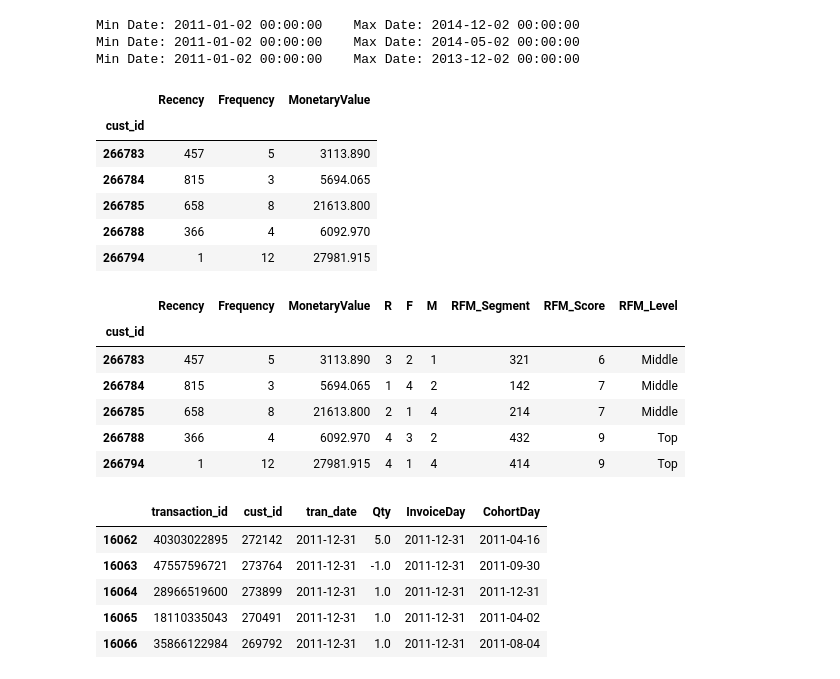
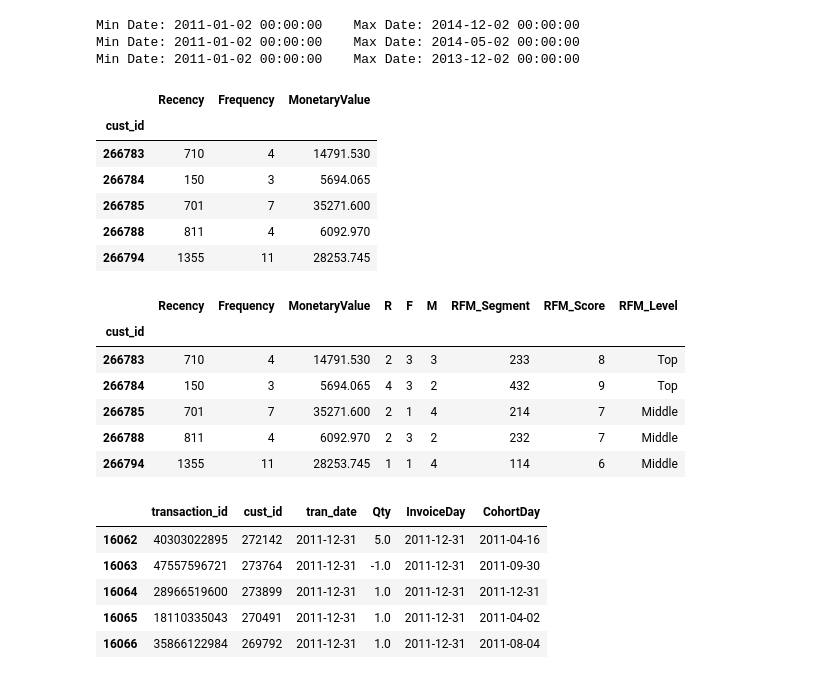
Before and after one commit to AndriiShchur/Marketing-automation, a Jupyter notebook: customer_segmentation.ipynb, the cells around one changed output. Saved outputs shown, nothing was run; the diff lists cells and outputs as text; code cells hidden in the pictures.

```diff
--- a/customer_segmentation.ipynb
+++ b/customer_segmentation.ipynb
@@ -251,32 +256,30 @@ Min Date: 2011-01-02 00:00:00    Max Date: 2013-12-02 00:00:00
 # %%
 rfm_set_list = [rfm_data_1, rfm_data_2, rfm_data_3]
 rfm_analysis = []
 
 for df in rfm_set_list:
 
     snapshot_date = max(df.tran_date) + dt.timedelta(days = 1)
-    df = df.groupby(['cust_id']).agg({
-                                                'tran_date' : lambda x: (snapshot_date - x.max()).days,
-                                                'transaction_id' : 'count',
-                                                'total_amt' : 'sum'
-                                                })
+    df = df.groupby("cust_id").agg({"tran_date": lambda date: (date.max() - date.min()).days,
+                                     "transaction_id": lambda num: num.nunique(),
+                                      "total_amt": lambda price: abs(price).sum()}) #total price per customer
 
     df.rename(columns = {
                             'tran_date' : 'Recency',
                             'transaction_id' : 'Frequency',
                             'total_amt' : 'MonetaryValue'
                             }, inplace = True)
     rfm_analysis.append(df)
 
 rfm_analysis[0].head()
 # %% [output]
 |  | Recency | Frequency | MonetaryValue |
 | cust_id |  |  |  |
-| 266783 | 457 | 5 | 3113.890 |
-| 266784 | 815 | 3 | 5694.065 |
-| 266785 | 658 | 8 | 21613.800 |
-| 266788 | 366 | 4 | 6092.970 |
-| 266794 | 1 | 12 | 27981.915 |
+| 266783 | 710 | 4 | 14791.530 |
+| 266784 | 150 | 3 | 5694.065 |
+| 266785 | 701 | 7 | 35271.600 |
+| 266788 | 811 | 4 | 6092.970 |
+| 266794 | 1355 | 11 | 28253.745 |
 # %%
 rfm_analysis_group = []
 r_labels = range(4, 0, -1)
@@ -330,11 +333,11 @@ rfm_analysis_group[0].head()
 # %% [output]
 |  | Recency | Frequency | MonetaryValue | R | F | M | RFM_Segment | RFM_Score | RFM_Level |
 | cust_id |  |  |  |  |  |  |  |  |  |
-| 266783 | 457 | 5 | 3113.890 | 3 | 2 | 1 | 321 | 6 | Middle |
-| 266784 | 815 | 3 | 5694.065 | 1 | 4 | 2 | 142 | 7 | Middle |
-| 266785 | 658 | 8 | 21613.800 | 2 | 1 | 4 | 214 | 7 | Middle |
-| 266788 | 366 | 4 | 6092.970 | 4 | 3 | 2 | 432 | 9 | Top |
-| 266794 | 1 | 12 | 27981.915 | 4 | 1 | 4 | 414 | 9 | Top |
+| 266783 | 710 | 4 | 14791.530 | 2 | 3 | 3 | 233 | 8 | Top |
+| 266784 | 150 | 3 | 5694.065 | 4 | 3 | 2 | 432 | 9 | Top |
+| 266785 | 701 | 7 | 35271.600 | 2 | 1 | 4 | 214 | 7 | Middle |
+| 266788 | 811 | 4 | 6092.970 | 2 | 3 | 2 | 232 | 7 | Middle |
+| 266794 | 1355 | 11 | 28253.745 | 1 | 1 | 4 | 114 | 6 | Middle |
 # %%
 results_path = '\\Results\\'
 
```
Also changed, not shown: parts of 24 cells of this notebook, 13 other files.
